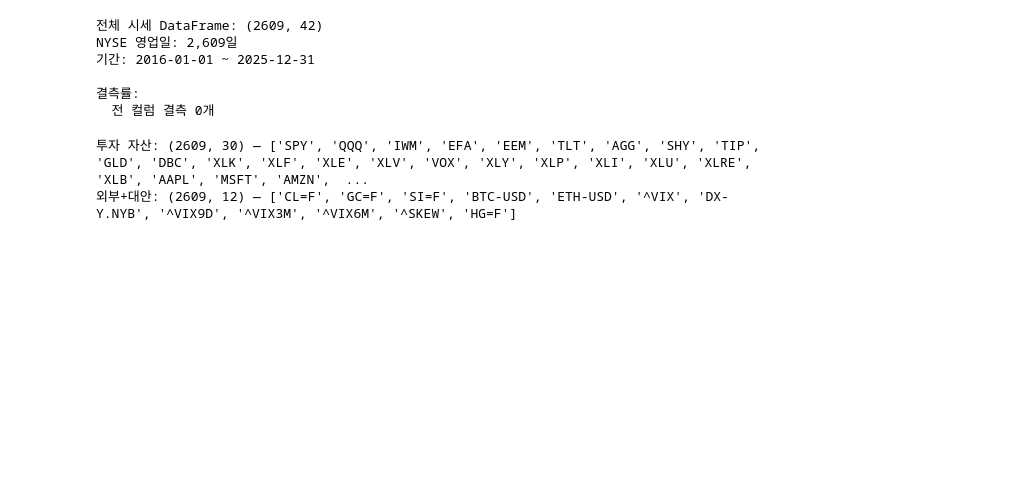
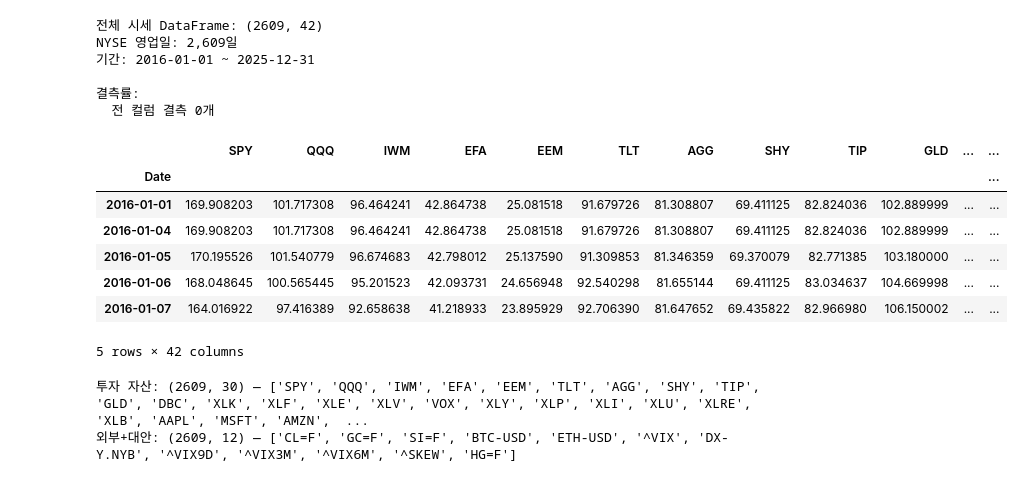
Before and after one commit to sybeom528/finance_project, a Jupyter notebook: 김윤서/Step1_Data_Collection.ipynb, the cells around one changed output. Cells and saved outputs as stored; diff of their text form; code cells hidden in the pictures; blank space fills up the shorter version.

```diff
--- a/김윤서/Step1_Data_Collection.ipynb
+++ b/김윤서/Step1_Data_Collection.ipynb
@@ -261,6 +261,17 @@ NYSE 영업일: 2,609일
 
 결측률:
   전 컬럼 결측 0개
+# %%
+df_all_prices.head()
+# %% [output]
+|  | SPY | QQQ | IWM | EFA | EEM | TLT | AGG | SHY | TIP | GLD | ... | ... |
+| Date |  |  |  |  |  |  |  |  |  |  |  | ... |
+| 2016-01-01 | 169.908203 | 101.717308 | 96.464241 | 42.864738 | 25.081518 | 91.679726 | 81.308807 | 69.411125 | 82.824036 | 102.889999 | ... | ... |
+| 2016-01-04 | 169.908203 | 101.717308 | 96.464241 | 42.864738 | 25.081518 | 91.679726 | 81.308807 | 69.411125 | 82.824036 | 102.889999 | ... | ... |
+| 2016-01-05 | 170.195526 | 101.540779 | 96.674683 | 42.798012 | 25.137590 | 91.309853 | 81.346359 | 69.370079 | 82.771385 | 103.180000 | ... | ... |
+| 2016-01-06 | 168.048645 | 100.565445 | 95.201523 | 42.093731 | 24.656948 | 92.540298 | 81.655144 | 69.411125 | 83.034637 | 104.669998 | ... | ... |
+| 2016-01-07 | 164.016922 | 97.416389 | 92.658638 | 41.218933 | 23.895929 | 92.706390 | 81.647652 | 69.435822 | 82.966980 | 106.150002 | ... | ... |
+5 rows × 42 columns
 # %%
 # ============================================================
 # 투자 자산과 외부/대안 지표 분리 저장
```
Also changed, not shown: parts of 2 cells of this notebook, 12 other files.
